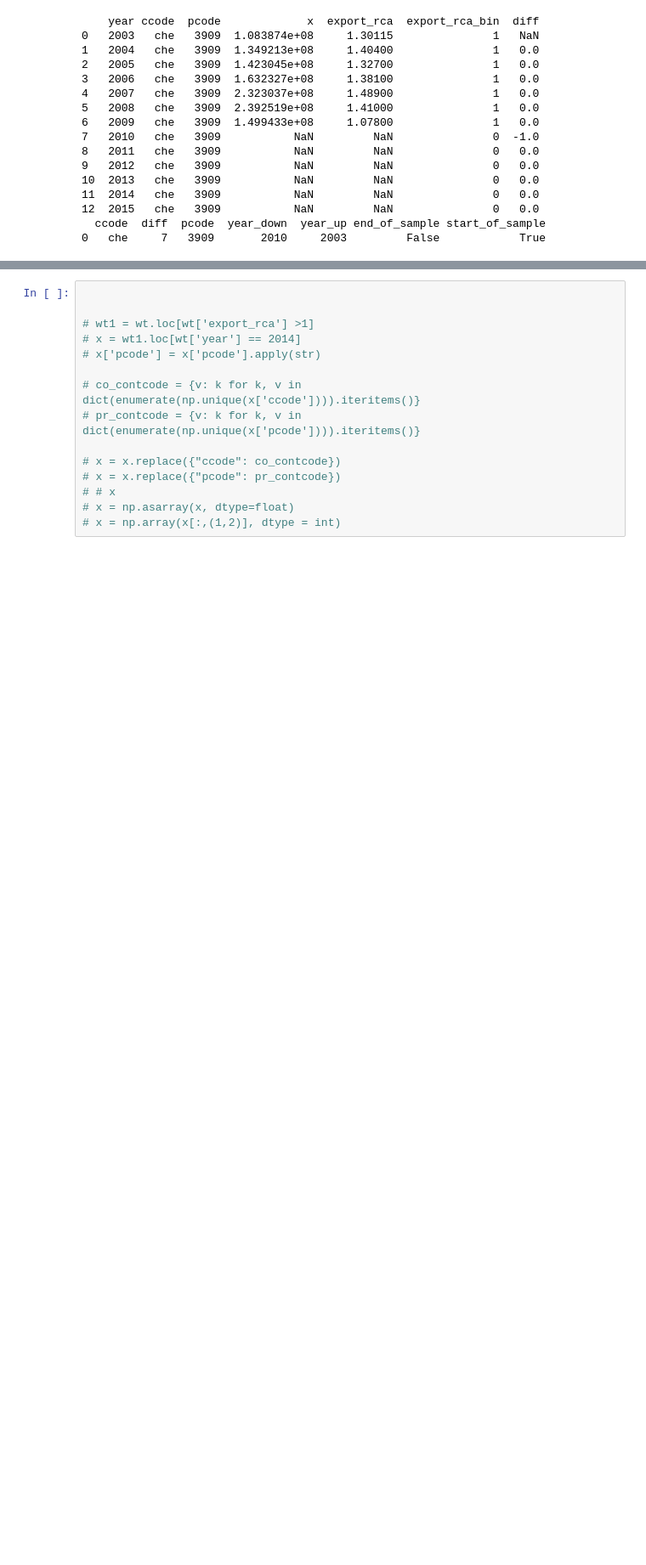
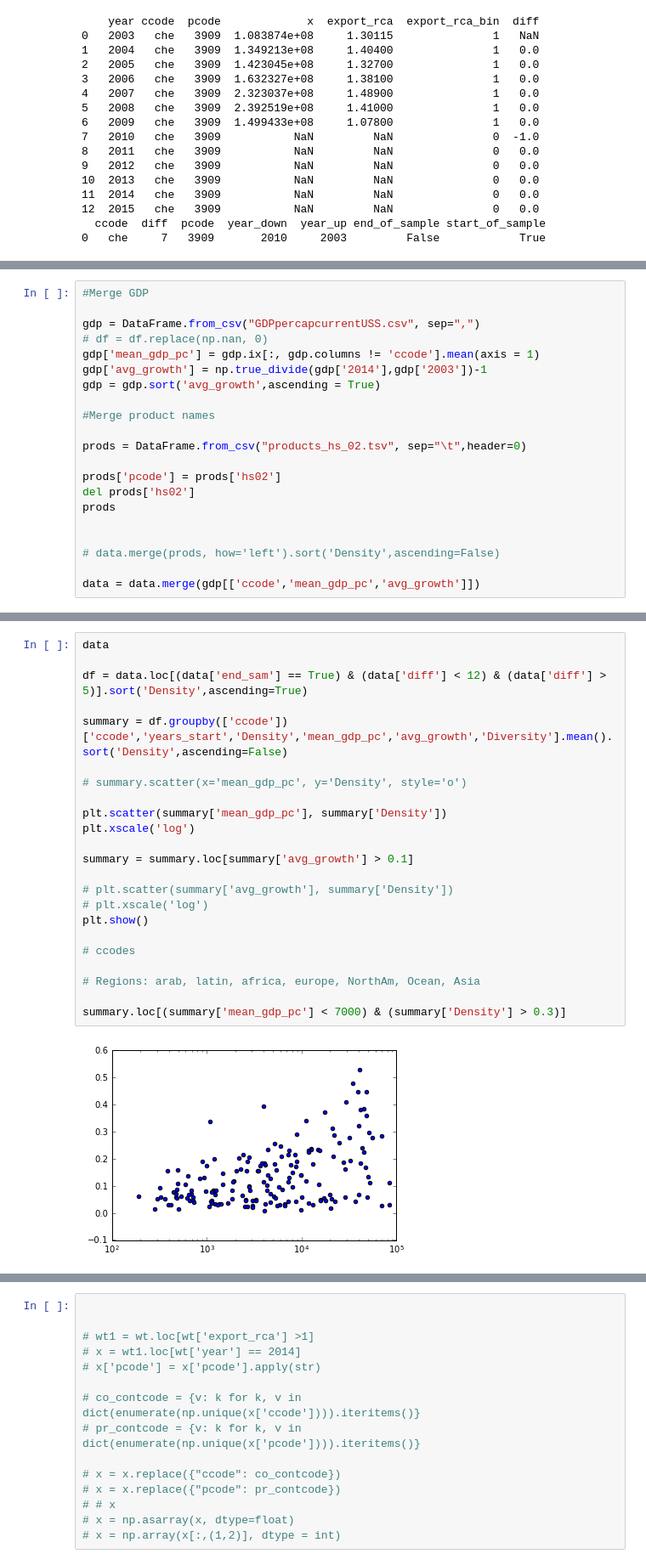
Before and after one commit to matuteiglesias/Complexity_explorations, a Jupyter notebook: Complexity.ipynb, the cells around one changed output, grey strips where cells are left out. Shown at 85% size. Saved outputs shown, nothing was run; the diff lists cells and outputs as text; blank space fills up the shorter version.

```diff
--- a/Complexity.ipynb
+++ b/Complexity.ipynb
@@ -163,0 +306,21 @@ ValueError: cannot reindex from a duplicate axis
+# %%
+#Merge GDP
+
+gdp = DataFrame.from_csv("GDPpercapcurrentUSS.csv", sep=",")
+# df = df.replace(np.nan, 0)
+gdp['mean_gdp_pc'] = gdp.ix[:, gdp.columns != 'ccode'].mean(axis = 1)
+gdp['avg_growth'] = np.true_divide(gdp['2014'],gdp['2003'])-1
+gdp = gdp.sort('avg_growth',ascending = True)
+
+#Merge product names
+
+prods = DataFrame.from_csv("products_hs_02.tsv", sep="\t",header=0)
+
+prods['pcode'] = prods['hs02']
+del prods['hs02']
+prods
+
+
+# data.merge(prods, how='left').sort('Density',ascending=False)
+
+data = data.merge(gdp[['ccode','mean_gdp_pc','avg_growth']])
@@ -163,0 +349,25 @@ ValueError: cannot reindex from a duplicate axis
+# %%
+data
+
+df = data.loc[(data['end_sam'] == True) & (data['diff'] < 12) & (data['diff'] > 5)].sort('Density',ascending=True)
+
+summary = df.groupby(['ccode'])['ccode','years_start','Density','mean_gdp_pc','avg_growth','Diversity'].mean().sort('Density',ascending=False)
+
+# summary.scatter(x='mean_gdp_pc', y='Density', style='o')
+
+plt.scatter(summary['mean_gdp_pc'], summary['Density'])
+plt.xscale('log')
+
+summary = summary.loc[summary['avg_growth'] > 0.1]
+
+# plt.scatter(summary['avg_growth'], summary['Density'])
+# plt.xscale('log')
+plt.show()
+
+# ccodes
+
+# Regions: arab, latin, africa, europe, NorthAm, Ocean, Asia
+
+summary.loc[(summary['mean_gdp_pc'] < 7000) & (summary['Density'] > 0.3)]
+# %% [output]
+[figure, added]
```
Also changed, not shown: parts of 17 cells of this notebook, 3 other files.
